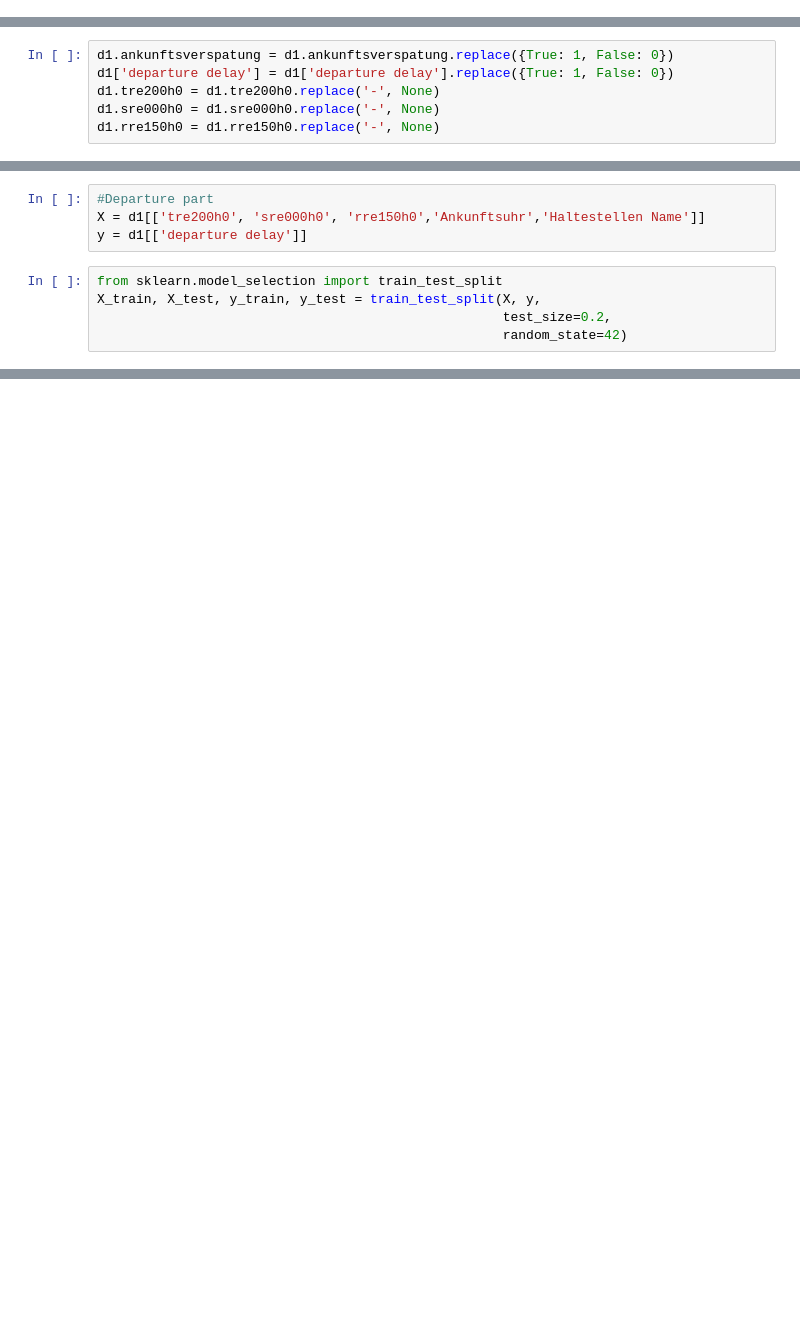
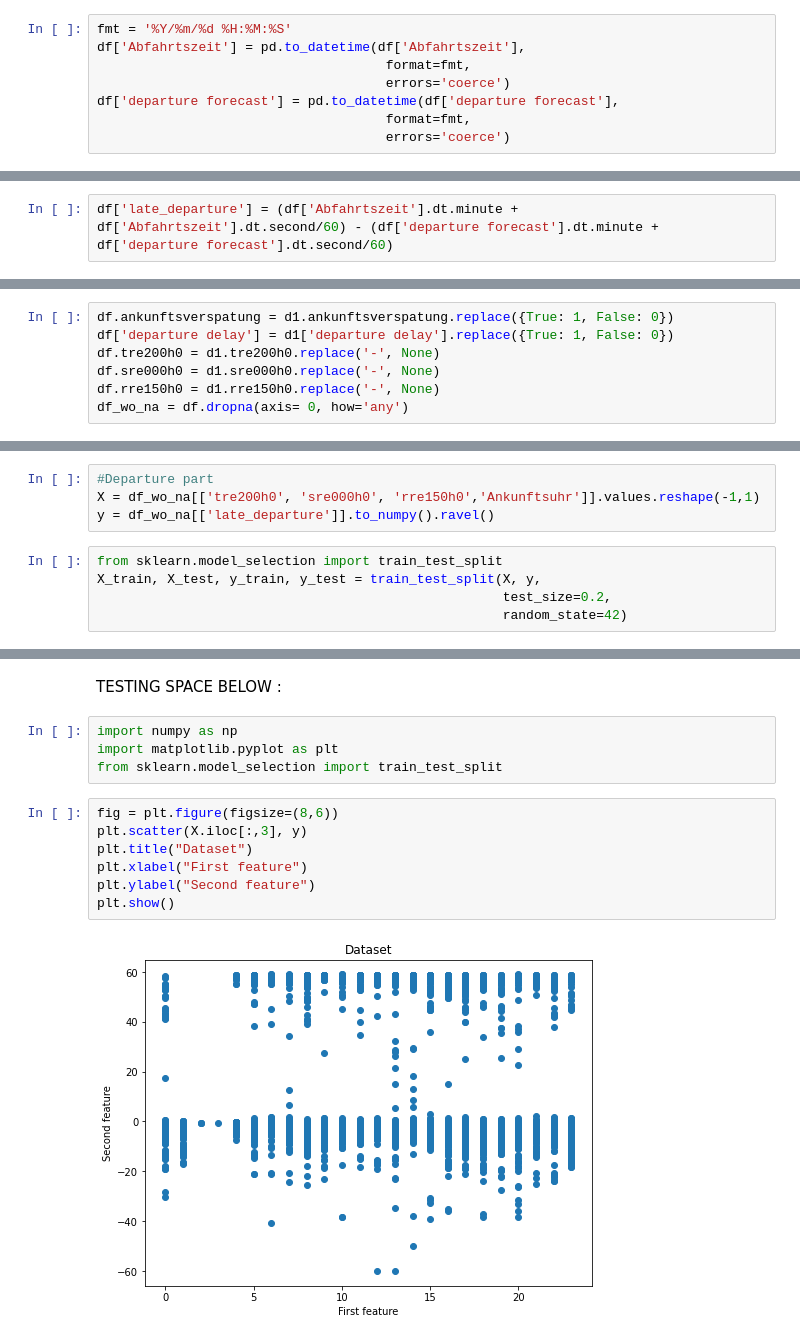
Before and after one commit to MaxHenk/2022_ML_EES, a Jupyter notebook: ML_PROJECT_MH.ipynb, the cells around one changed output, grey strips where cells are left out. Saved outputs shown, nothing was run; the diff lists cells and outputs as text; blank space fills up the shorter version.

Commit message:
tests

```diff
--- a/ML_PROJECT_MH.ipynb
+++ b/ML_PROJECT_MH.ipynb
@@ -41,0 +77,8 @@ df = gpd.GeoDataFrame(d1, geometry=gpd.points_from_xy(d1.Geoposition_Y,d1.Geopos
+# %%
+fmt = '%Y/%m/%d %H:%M:%S'
+df['Abfahrtszeit'] = pd.to_datetime(df['Abfahrtszeit'],
+                                     format=fmt,
+                                     errors='coerce')
+df['departure forecast'] = pd.to_datetime(df['departure forecast'],
+                                     format=fmt,
+                                     errors='coerce')
@@ -42 +100,3 @@ df = gpd.GeoDataFrame(d1, geometry=gpd.points_from_xy(d1.Geoposition_Y,d1.Geopos
+# %%
+df['late_departure'] = (df['Abfahrtszeit'].dt.minute + df['Abfahrtszeit'].dt.second/60) - (df['departure forecast'].dt.minute + df['departure forecast'].dt.second/60)
 # %%
@@ -62,6 +117,7 @@ d1.ankunftsverspatung
 # %%
-d1.ankunftsverspatung = d1.ankunftsverspatung.replace({True: 1, False: 0})
-d1['departure delay'] = d1['departure delay'].replace({True: 1, False: 0})
-d1.tre200h0 = d1.tre200h0.replace('-', None)
-d1.sre000h0 = d1.sre000h0.replace('-', None)
-d1.rre150h0 = d1.rre150h0.replace('-', None)
+df.ankunftsverspatung = d1.ankunftsverspatung.replace({True: 1, False: 0})
+df['departure delay'] = d1['departure delay'].replace({True: 1, False: 0})
+df.tre200h0 = d1.tre200h0.replace('-', None)
+df.sre000h0 = d1.sre000h0.replace('-', None)
+df.rre150h0 = d1.rre150h0.replace('-', None)
+df_wo_na = df.dropna(axis= 0, how='any')
@@ -103,8 +181,8 @@ X_train, X_test, y_train, y_test = train_test_split(X, y,
 PARTIE SUR LES RETARDS DE DEPART
 # %%
 #Departure part
-X = d1[['tre200h0', 'sre000h0', 'rre150h0','Ankunftsuhr','Haltestellen Name']]
-y = d1[['departure delay']]
+X = df_wo_na[['tre200h0', 'sre000h0', 'rre150h0','Ankunftsuhr']].values.reshape(-1,1)
+y = df_wo_na[['late_departure']].to_numpy().ravel()
 # %%
 from sklearn.model_selection import train_test_split
 X_train, X_test, y_train, y_test = train_test_split(X, y,
@@ -123,0 +195,15 @@ X_train, X_test, y_train, y_test = train_test_split(X, y,
+# %% [markdown]
+TESTING SPACE BELOW :
+# %%
+import numpy as np
+import matplotlib.pyplot as plt
+from sklearn.model_selection import train_test_split
+# %%
+fig = plt.figure(figsize=(8,6))
+plt.scatter(X.iloc[:,3], y)
+plt.title("Dataset")
+plt.xlabel("First feature")
+plt.ylabel("Second feature")
+plt.show()
+# %% [output]
+[figure, added]
```
Also changed, not shown: parts of 24 cells of this notebook.
